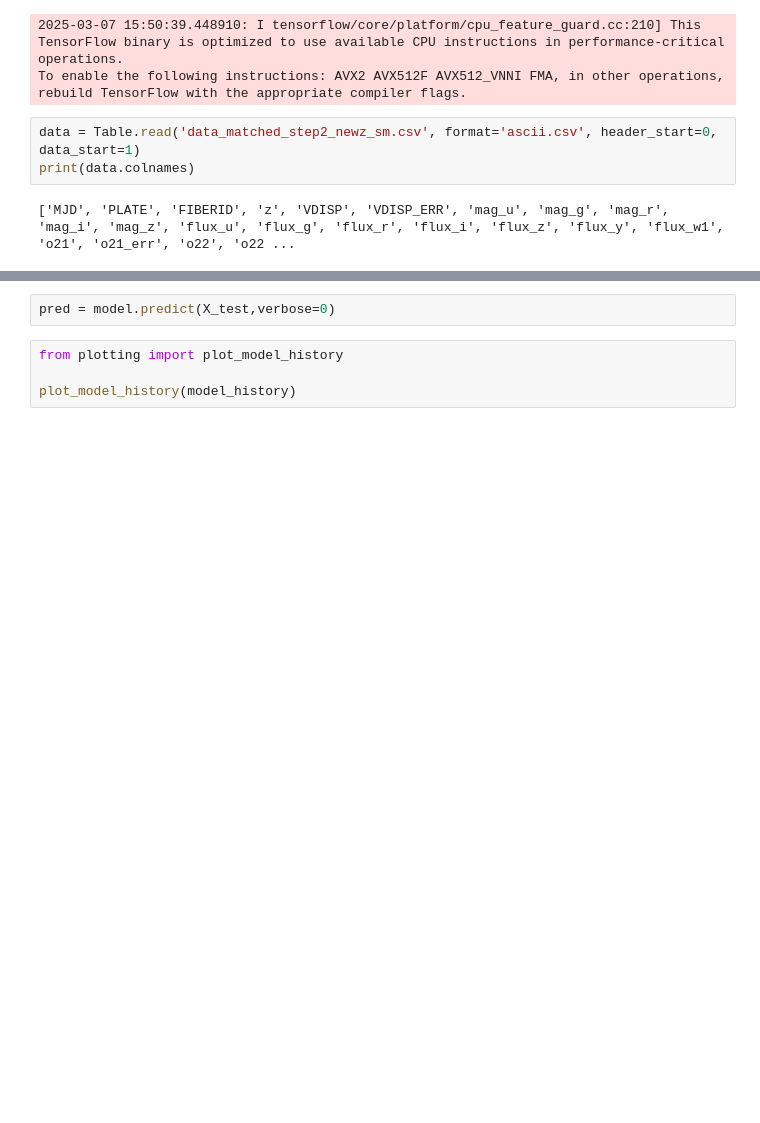
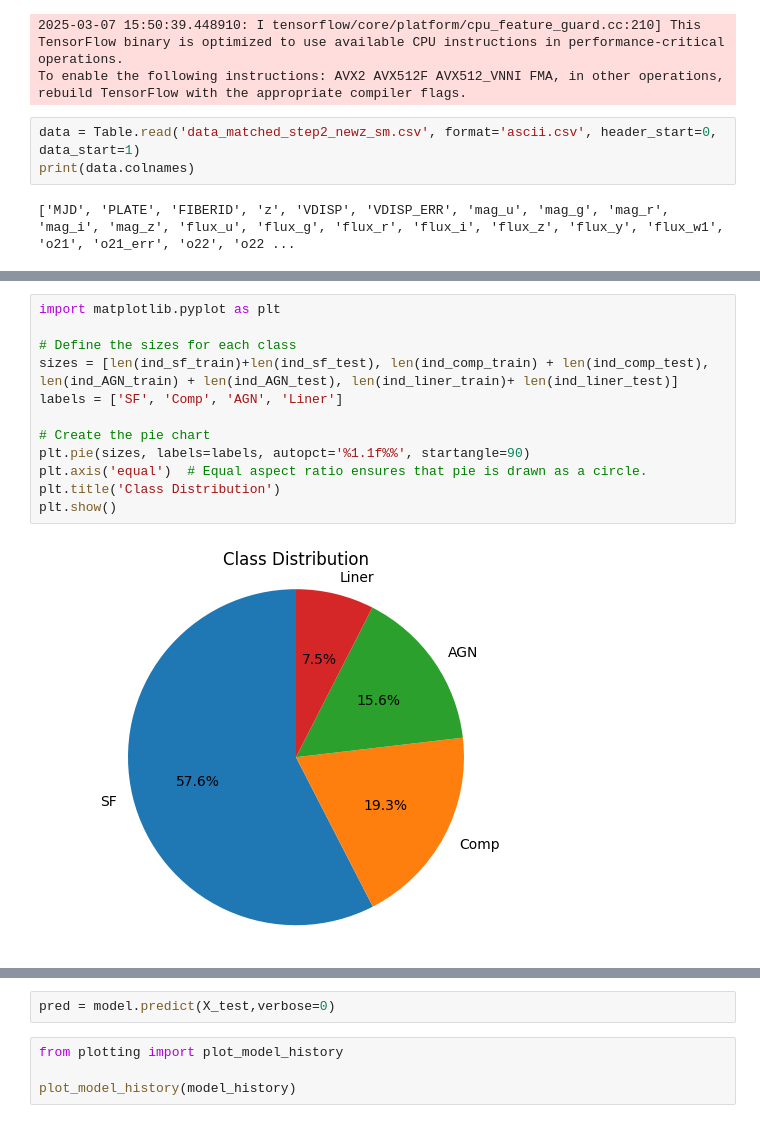
Before and after one commit to lorlo9999/DeepLearningProject, a Jupyter notebook: test.ipynb, the cells around one changed output, grey strips where cells are left out. Cells and saved outputs as stored; diff of their text form; blank space fills up the shorter version.

```diff
--- a/test.ipynb
+++ b/test.ipynb
@@ -153,3 +153,17 @@ features_train, type_arr_train, features_test, type_arr_test = load_and_preproce
 # %% [output]
 6513
 4559
+# %%
+import matplotlib.pyplot as plt
+
+# Define the sizes for each class
+sizes = [len(ind_sf_train)+len(ind_sf_test), len(ind_comp_train) + len(ind_comp_test), len(ind_AGN_train) + len(ind_AGN_test), len(ind_liner_train)+ len(ind_liner_test)]
+labels = ['SF', 'Comp', 'AGN', 'Liner']
+
+# Create the pie chart
+plt.pie(sizes, labels=labels, autopct='%1.1f%%', startangle=90)
+plt.axis('equal')  # Equal aspect ratio ensures that pie is drawn as a circle.
+plt.title('Class Distribution')
+plt.show()
+# %% [output]
+[figure, added]
```
Also changed, not shown: parts of 6 cells of this notebook.
